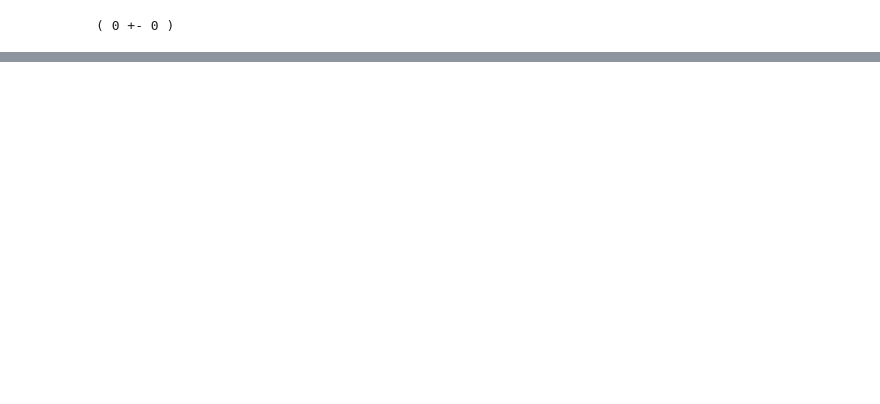
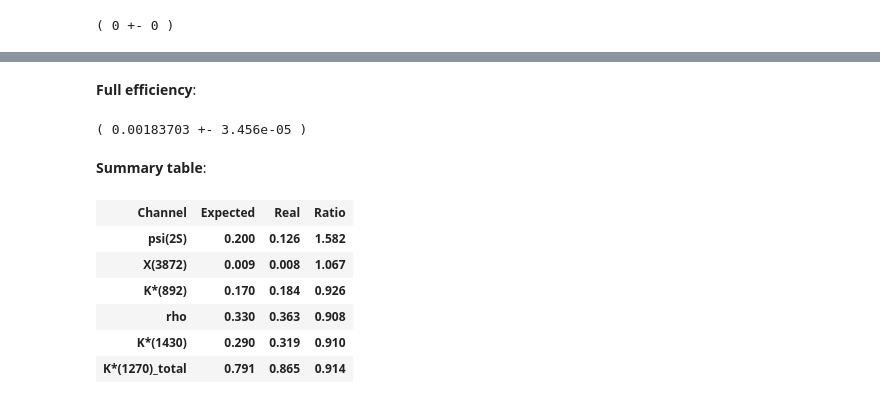
Before and after one commit to sashabaranov/Bu2JpsiKKpi, a Jupyter notebook: Kpipi/fit/fit_mc_pythia8.ipynb, the cells around one changed output, grey strips where cells are left out. Cells and saved outputs as stored; diff of their text form; code cells hidden in the pictures; blank space fills up the shorter version.

Commit message:
efficiency calc

```diff
--- a/Kpipi/fit/fit_mc_pythia8.ipynb
+++ b/Kpipi/fit/fit_mc_pythia8.ipynb
@@ -144,0 +157,41 @@ RooFitResult
+# %% [markdown]
+__Full efficiency__:
+# %%
+N_total = VE(1539996, 1539996)
+print ru("SBu")[0] / N_total
+# %% [output]
+( 0.00183703 +- 3.456e-05 )
+# %% [markdown]
+__Summary table__:
+# %%
+N_rs = 22402.0
+
+values = [
+    # (channel name, expected, real)
+    ("psi(2S)", 0.2, 2832/N_rs),
+    ("X(3872)", 0.009, 189/N_rs),
+    ("K*(892)", 0.17, 4114/N_rs),
+    ("rho", 0.33, 8143/N_rs),
+    ("K*(1430)", 0.29, 7142/N_rs),
+    ("K*(1270)_total", 0.791, 19381/N_rs),
+]
+
+s = "<table><tr><th>Channel</th> <th>Expected</th> <th>Real</th> <th>Ratio</th> </tr>"
+
+for name, expected, real in values:
+    s += '<tr><th>%s</th> <th>%0.3f</th> <th>%0.3f</th> <th>%0.3f</th></tr>' % (name, expected, real, expected/real)
+
+s += "</table>"
+
+from IPython.display import HTML
+html = HTML(s)
+
+html
+# %% [output]
+| Channel | Expected | Real | Ratio |
+| psi(2S) | 0.200 | 0.126 | 1.582 |
+| X(3872) | 0.009 | 0.008 | 1.067 |
+| K*(892) | 0.170 | 0.184 | 0.926 |
+| rho | 0.330 | 0.363 | 0.908 |
+| K*(1430) | 0.290 | 0.319 | 0.910 |
+| K*(1270)_total | 0.791 | 0.865 | 0.914 |
```
Also changed, not shown: parts of 8 cells of this notebook.
